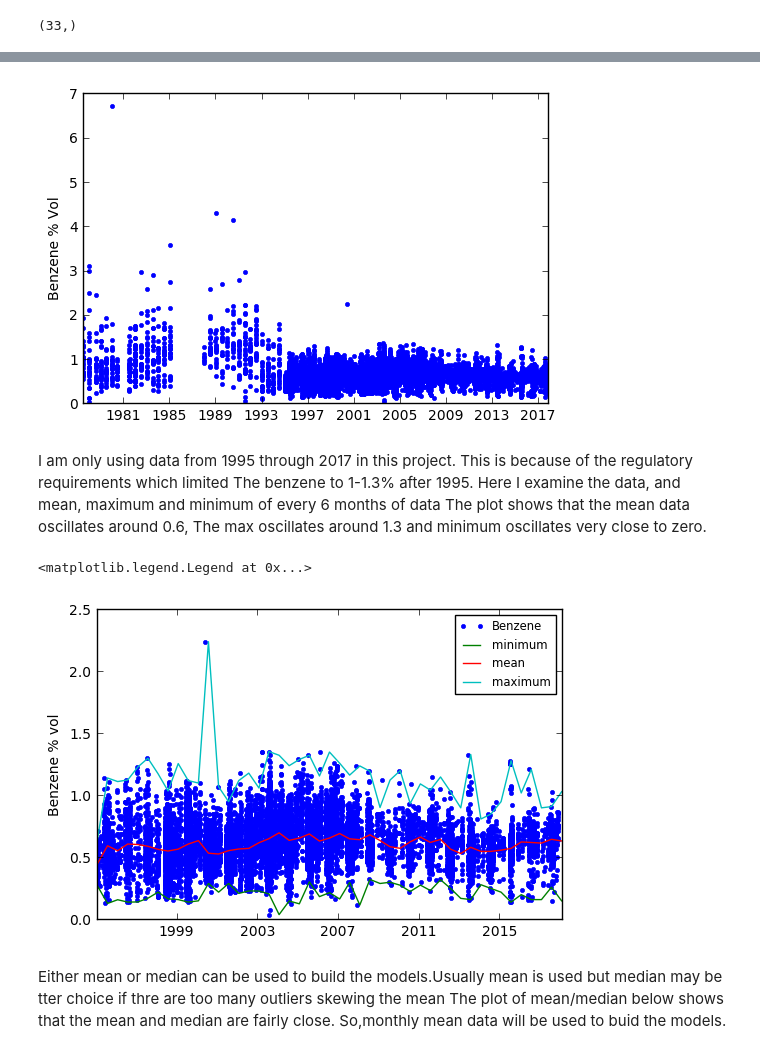
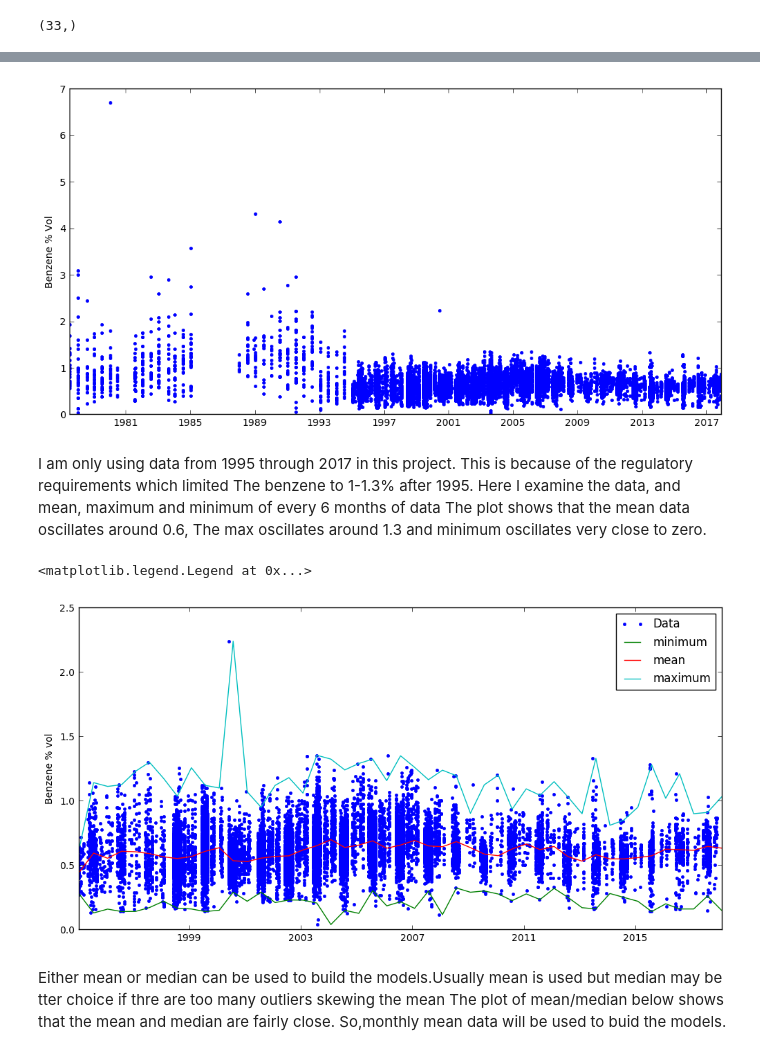
Before and after one commit to arkhnl/Capstone-project-1, a Jupyter notebook: gasoline_NY_time_series_analysis.ipynb, the cells around one changed output, grey strips where cells are left out. Cells and saved outputs as stored; diff of their text form; code cells hidden in the pictures.

```diff
--- a/gasoline_NY_time_series_analysis.ipynb
+++ b/gasoline_NY_time_series_analysis.ipynb
@@ -175,11 +224,11 @@ plt.show()
 # %%
 # Plot Benzene concentration
-
+plt.figure(figsize=(12,6))
 plt.plot(raw_data.Benzene, marker='.', linestyle='none')
 plt.ylabel('Benzene % Vol')
 plt.show()
 # %% [output]
-[figure, old version]
+[figure, new version]
 # %% [markdown]
 I am only using data from 1995 through 2017 in this project. This is because of the regulatory requirements which limited
 The benzene to 1-1.3% after 1995. Here I examine the data, and mean, maximum and minimum of every 6 months of data
@@ -190,15 +239,16 @@ low_data = Ben_all_Data.resample('6M').min()
 mean_data = Ben_all_Data.resample('6M').mean()
 high_data = Ben_all_Data.resample('6M').max()
 
-plt.plot(Ben_all_Data,marker='.',linestyle='none')
+plt.figure(figsize=(12,6))
+plt.plot(Ben_all_Data,marker='.',linestyle='none',label='Data')
 plt.plot(low_data, label='minimum')
 plt.plot(mean_data, label ='mean')
 plt.plot(high_data, label = 'maximum')
 plt.ylabel('Benzene % vol')
-plt.legend(loc='best',fontsize='small')
+plt.legend(loc='best')
 # %% [output]
 <matplotlib.legend.Legend at 0x...>
-[figure, old version]
+[figure, new version]
 # %% [markdown]
 Either mean or median can be used to build the models.Usually mean is used but median may be tter choice if thre are too many outliers skewing the mean
 The plot of mean/median below shows that the mean and median are fairly close. So,monthly mean data will be used to buid the models.
```
Also changed, not shown: parts of 27 cells of this notebook.
